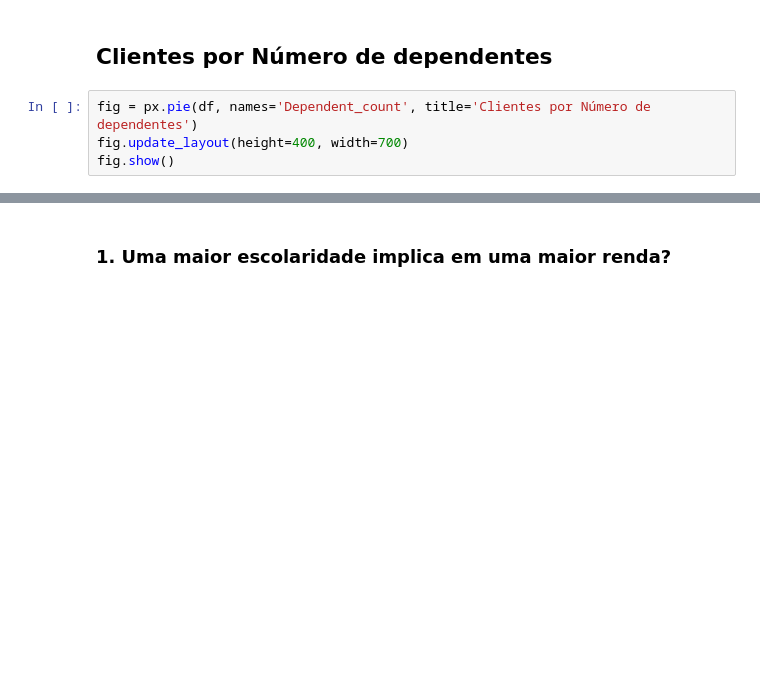
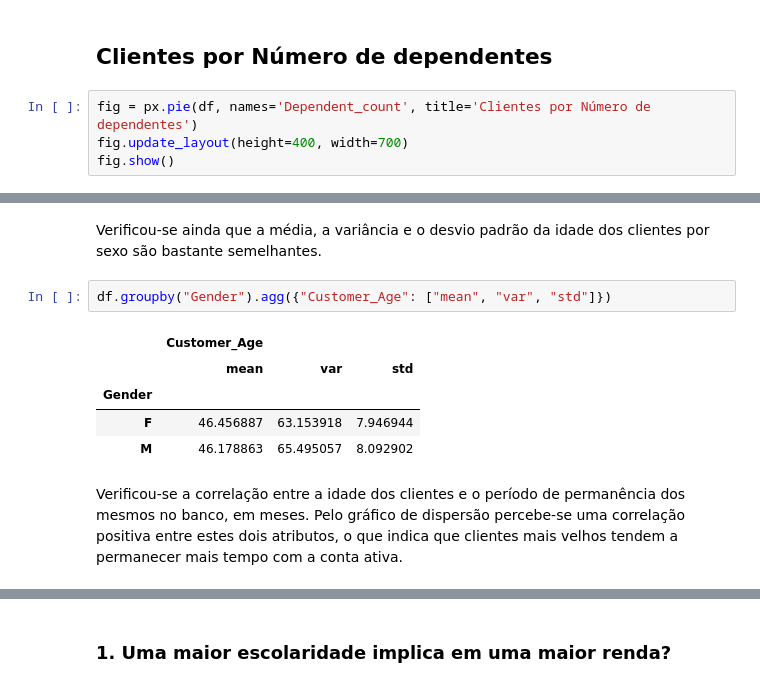
Before and after one commit to pedroernesto00/-CK0223---Mineracao-de-Dados---Trabalho-Final, a Jupyter notebook: Checkpoint #2 - Análise Exploratória dos Dados.ipynb, the cells around one changed output, grey strips where cells are left out. Drawn from its saved outputs; the diff is of its cells as text; blank space fills up the shorter version.

```diff
--- a/Checkpoint #2 - Análise Exploratória dos Dados.ipynb
+++ b/Checkpoint #2 - Análise Exploratória dos Dados.ipynb
@@ -100,0 +120,12 @@ fig.show()
+# %% [markdown]
+Verificou-se ainda que a média, a variância e o desvio padrão da idade dos clientes por sexo são bastante semelhantes.
+# %%
+df.groupby("Gender").agg({"Customer_Age": ["mean", "var", "std"]})
+# %% [output]
+|  | Customer_Age |  |  |
+|  | mean | var | std |
+| Gender |  |  |  |
+| F | 46.456887 | 63.153918 | 7.946944 |
+| M | 46.178863 | 65.495057 | 8.092902 |
+# %% [markdown]
+Verificou-se a correlação entre a idade dos clientes e o período de permanência dos mesmos no banco, em meses. Pelo gráfico de dispersão percebe-se uma correlação positiva entre estes dois atributos, o que indica que clientes mais velhos tendem a permanecer mais tempo com a conta ativa.
```
Also changed, not shown: parts of 34 cells of this notebook.
